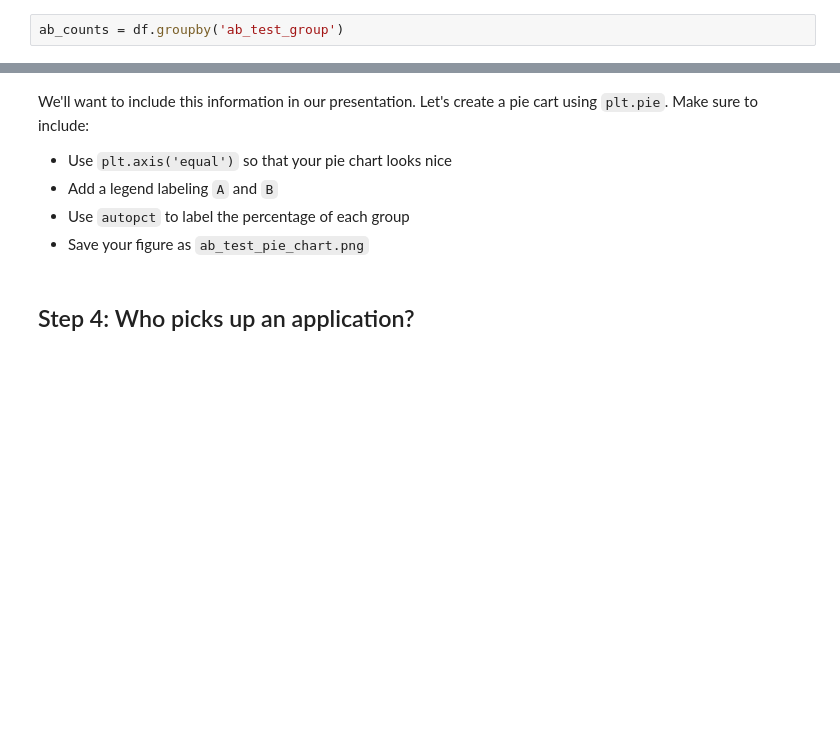
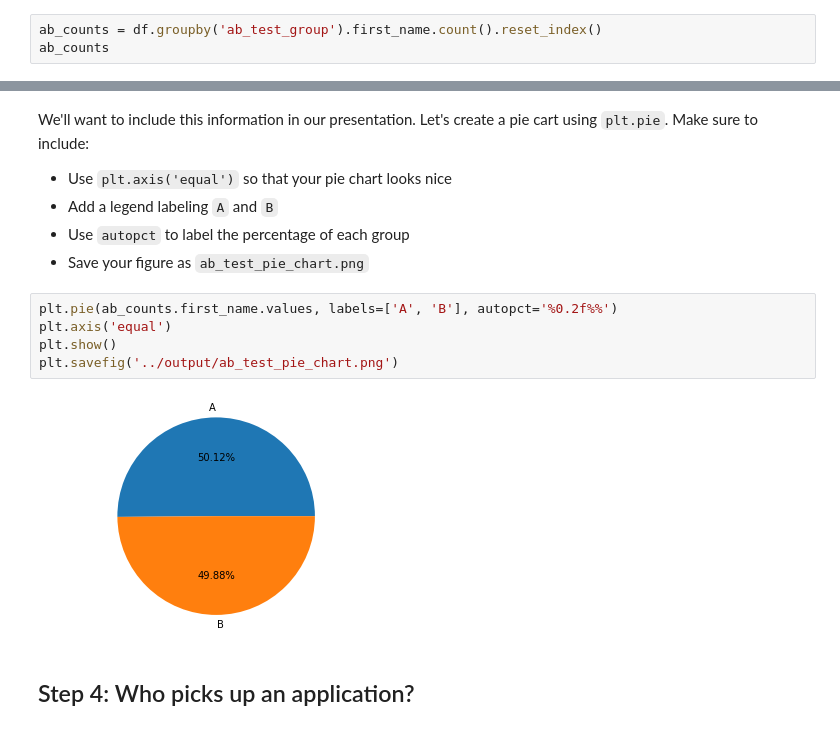
Before and after one commit to carmelhm/musclehub, a Jupyter notebook: input/musclehub.ipynb, the cells around one changed output, grey strips where cells are left out. Drawn from its saved outputs; the diff is of its cells as text; blank space fills up the shorter version.

```diff
--- a/input/musclehub.ipynb
+++ b/input/musclehub.ipynb
@@ -158,4 +158,5 @@ Let's do a quick sanity check that Janet split her visitors such that about half
 
 Start by using `groupby` to count how many users are in each `ab_test_group`.  Save the results to `ab_counts`.
 # %%
-ab_counts = df.groupby('ab_test_group')
+ab_counts = df.groupby('ab_test_group').first_name.count().reset_index()
+ab_counts
@@ -165,6 +170,13 @@ We'll want to include this information in our presentation.  Let's create a pie
 - Add a legend labeling `A` and `B`
 - Use `autopct` to label the percentage of each group
 - Save your figure as `ab_test_pie_chart.png`
+# %%
+plt.pie(ab_counts.first_name.values, labels=['A', 'B'], autopct='%0.2f%%')
+plt.axis('equal')
+plt.show()
+plt.savefig('../output/ab_test_pie_chart.png')
+# %% [output]
+[figure, added]
 # %% [markdown]
 ## Step 4: Who picks up an application?
 # %% [markdown]
```
Also changed, not shown: parts of 7 cells of this notebook.
